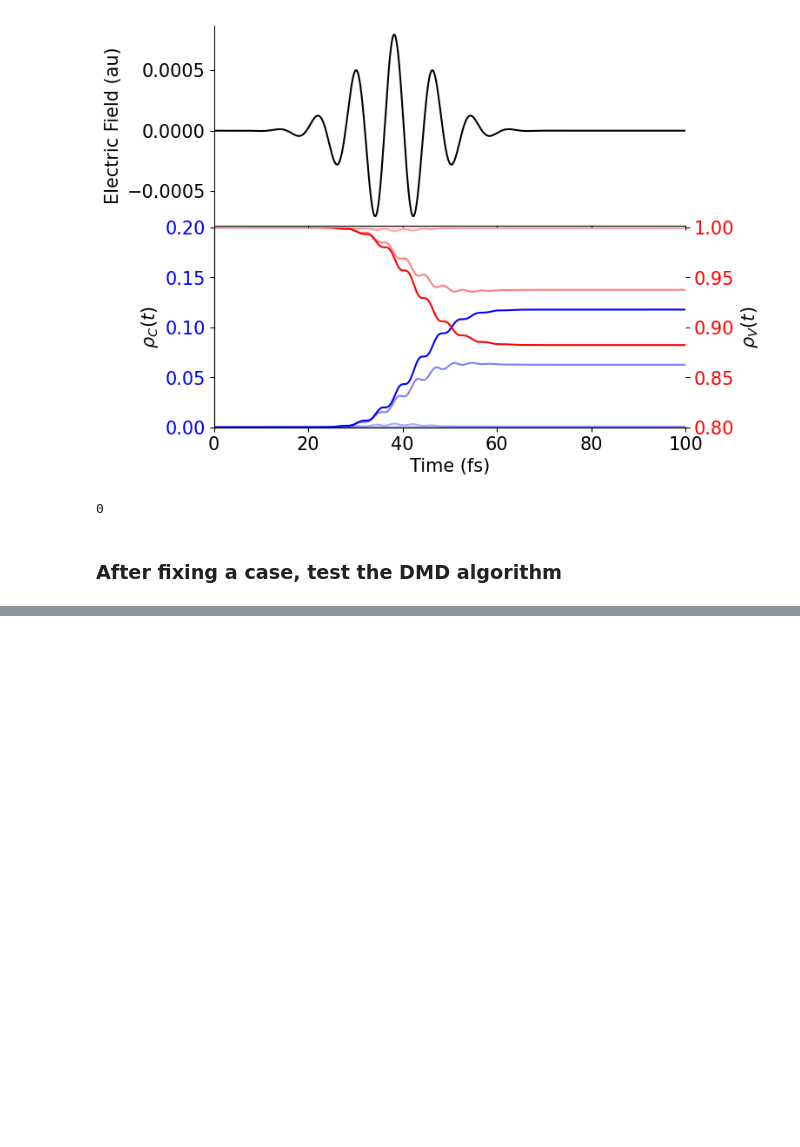
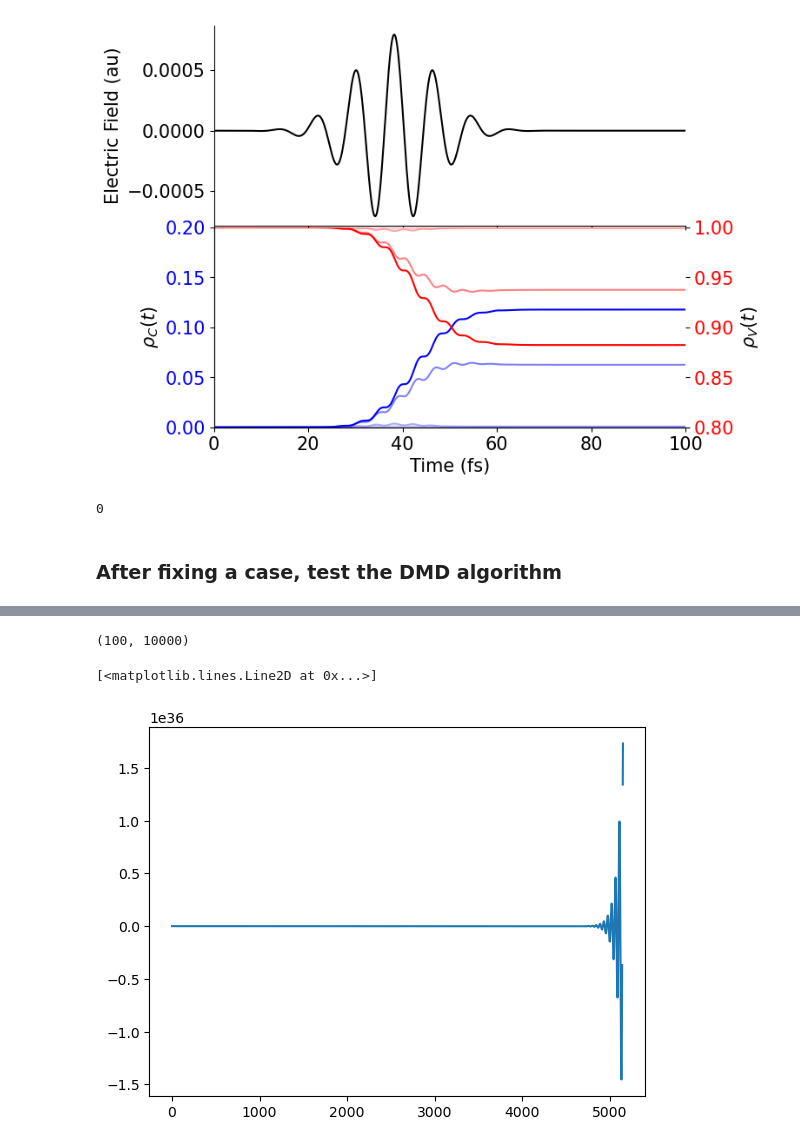
Before and after one commit to juanpulgarin/DMD_project, a Jupyter notebook: Running_Script.ipynb, the cells around one changed output, grey strips where cells are left out. Saved outputs shown, nothing was run; the diff lists cells and outputs as text; code cells hidden in the pictures; blank space fills up the shorter version.

```diff
--- a/Running_Script.ipynb
+++ b/Running_Script.ipynb
@@ -81,7 +81,7 @@ plotting.plot_band_structure(k_vals, J_list, delta_list, valence_bands, conducti
 # %%
 case=1
 
-t = np.linspace(0, 100, 1000)/ cst.tfs
+t = np.linspace(0, 100, 10000)/ cst.tfs
 
 FWHM  = 20. / cst.tfs
 sigma = FWHM/(2.0*np.sqrt(2*np.log(2)))
@@ -147,7 +147,7 @@ plotting.plot_population_field(t*cst.tfs,efield,k_list,solutions.real,limits)
 # %%
 case=1
 
-t = np.linspace(0, 100, 1000)/ cst.tfs
+t = np.linspace(0, 100, 10000)/ cst.tfs
 
 FWHM  = 20. / cst.tfs
 sigma = FWHM/(2.0*np.sqrt(2*np.log(2)))
@@ -187 +187,25 @@ plotting.plot_eigenvalues(mu)
 0
+# %%
+X = solutions[:,0,:-1]
+Y = solutions[:,0,1: ]
+
+truncamiento=-8
+
+
+mu, Phi_M, r_M, Sig2 = Hamiltonian.DMD(X, Y, orden_truncado=truncamiento)
+
+# Time evolution from DMD output
+dt = t[1] - t[0]
+omega_M = np.log(mu) / dt
+b_M = np.linalg.pinv(Phi_M) @ X[:, 0]
+time_dynamics_M = np.array([b_M * np.exp(omega_M * T) for T in t]).T
+X_dmd_M = Phi_M @ time_dynamics_M
+# %%
+np.shape(X_dmd_M)
+# %% [output]
+(100, 10000)
+# %%
+plt.plot(X_dmd_M[0,:])
+# %% [output]
+[<matplotlib.lines.Line2D at 0x...>]
+[figure, added]
```
Also changed, not shown: parts of 3 cells of this notebook, 1 other file.
